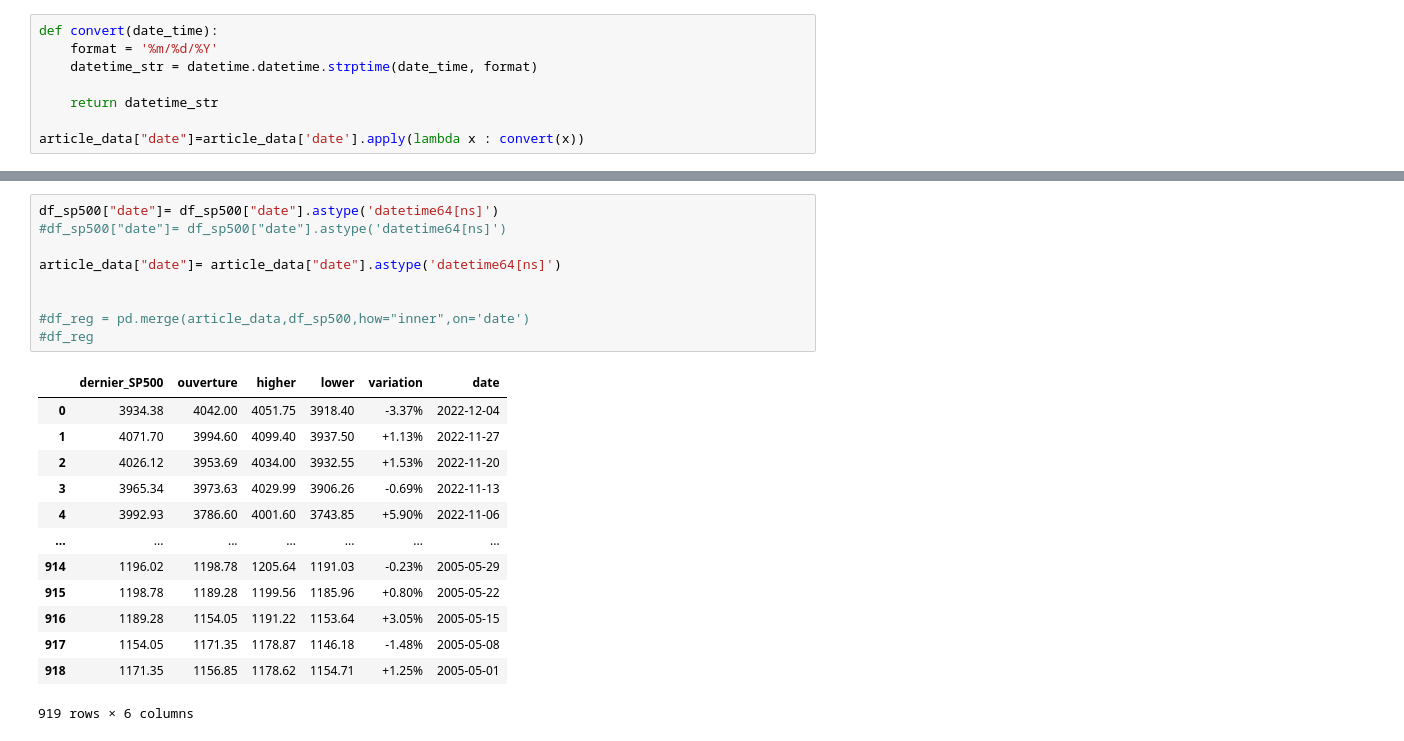
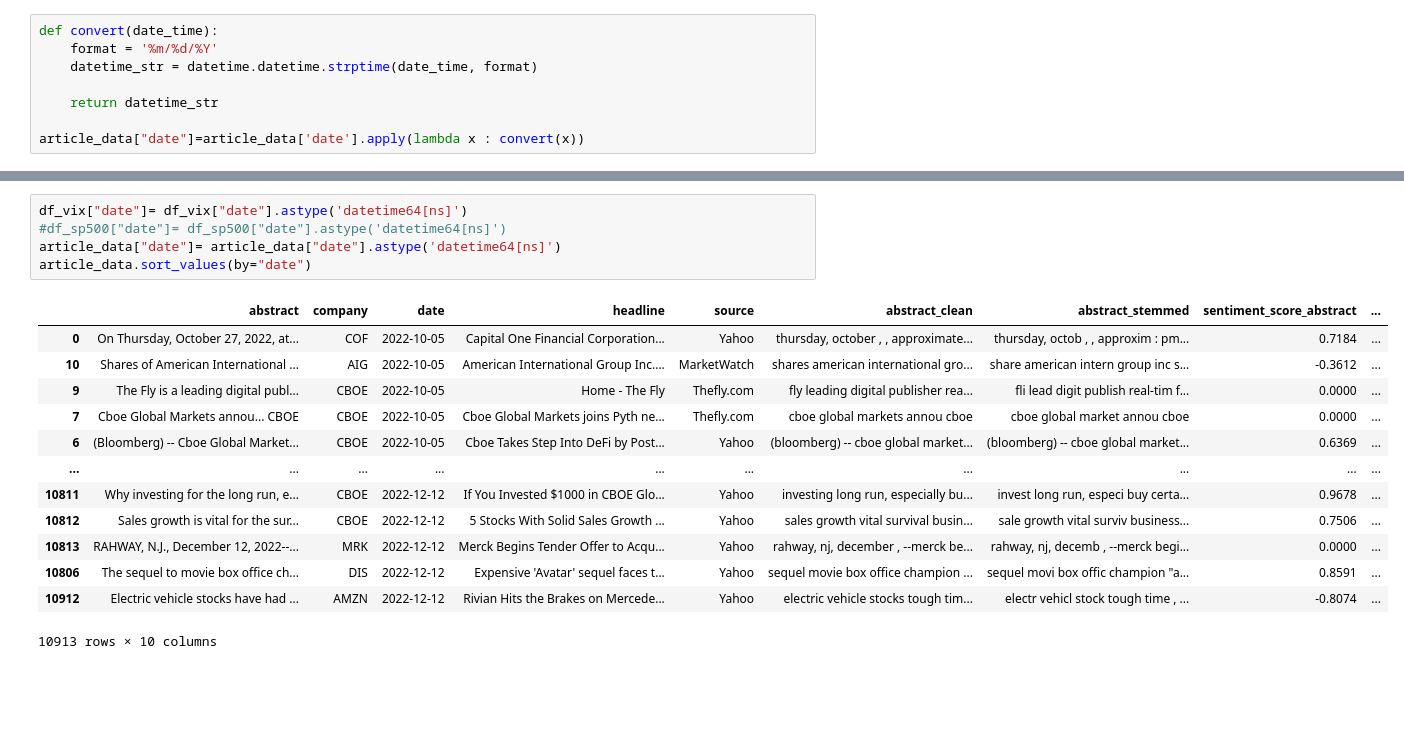
Before and after one commit to elenalmg/Projet-Python, a Jupyter notebook: notebook_data_analyse.ipynb, the cells around one changed output, grey strips where cells are left out. Saved outputs shown, nothing was run; the diff lists cells and outputs as text; blank space fills up the shorter version.

```diff
--- a/notebook_data_analyse.ipynb
+++ b/notebook_data_analyse.ipynb
@@ -303,23 +324,19 @@ article_data
 # %%
-df_sp500["date"]= df_sp500["date"].astype('datetime64[ns]')
+df_vix["date"]= df_vix["date"].astype('datetime64[ns]')
 #df_sp500["date"]= df_sp500["date"].astype('datetime64[ns]')
-
 article_data["date"]= article_data["date"].astype('datetime64[ns]')
-
-
-#df_reg = pd.merge(article_data,df_sp500,how="inner",on='date')
-#df_reg
+article_data.sort_values(by="date")
 # %% [output]
-|  | dernier_SP500 | ouverture | higher | lower | variation | date |
-| 0 | 3934.38 | 4042.00 | 4051.75 | 3918.40 | -3.37% | 2022-12-04 |
-| 1 | 4071.70 | 3994.60 | 4099.40 | 3937.50 | +1.13% | 2022-11-27 |
-| 2 | 4026.12 | 3953.69 | 4034.00 | 3932.55 | +1.53% | 2022-11-20 |
-| 3 | 3965.34 | 3973.63 | 4029.99 | 3906.26 | -0.69% | 2022-11-13 |
-| 4 | 3992.93 | 3786.60 | 4001.60 | 3743.85 | +5.90% | 2022-11-06 |
-| ... | ... | ... | ... | ... | ... | ... |
-| 914 | 1196.02 | 1198.78 | 1205.64 | 1191.03 | -0.23% | 2005-05-29 |
-| 915 | 1198.78 | 1189.28 | 1199.56 | 1185.96 | +0.80% | 2005-05-22 |
-| 916 | 1189.28 | 1154.05 | 1191.22 | 1153.64 | +3.05% | 2005-05-15 |
-| 917 | 1154.05 | 1171.35 | 1178.87 | 1146.18 | -1.48% | 2005-05-08 |
-| 918 | 1171.35 | 1156.85 | 1178.62 | 1154.71 | +1.25% | 2005-05-01 |
+|  | abstract | company | date | headline | source | abstract_clean | abstract_stemmed | sentiment_score_abstract | ... |
+| 0 | On Thursday, October 27, 2022, at... | COF | 2022-10-05 | Capital One Financial Corporation... | Yahoo | thursday, october , , approximate... | thursday, octob , , approxim : pm... | 0.7184 | ... |
+| 10 | Shares of American International ... | AIG | 2022-10-05 | American International Group Inc.... | MarketWatch | shares american international gro... | share american intern group inc s... | -0.3612 | ... |
+| 9 | The Fly is a leading digital publ... | CBOE | 2022-10-05 | Home - The Fly | Thefly.com | fly leading digital publisher rea... | fli lead digit publish real-tim f... | 0.0000 | ... |
+| 7 | Cboe Global Markets annou... CBOE | CBOE | 2022-10-05 | Cboe Global Markets joins Pyth ne... | Thefly.com | cboe global markets annou cboe | cboe global market annou cboe | 0.0000 | ... |
+| 6 | (Bloomberg) -- Cboe Global Market... | CBOE | 2022-10-05 | Cboe Takes Step Into DeFi by Post... | Yahoo | (bloomberg) -- cboe global market... | (bloomberg) -- cboe global market... | 0.6369 | ... |
+| ... | ... | ... | ... | ... | ... | ... | ... | ... | ... |
+| 10811 | Why investing for the long run, e... | CBOE | 2022-12-12 | If You Invested $1000 in CBOE Glo... | Yahoo | investing long run, especially bu... | invest long run, especi buy certa... | 0.9678 | ... |
+| 10812 | Sales growth is vital for the sur... | CBOE | 2022-12-12 | 5 Stocks With Solid Sales Growth ... | Yahoo | sales growth vital survival busin... | sale growth vital surviv business... | 0.7506 | ... |
+| 10813 | RAHWAY, N.J., December 12, 2022--... | MRK | 2022-12-12 | Merck Begins Tender Offer to Acqu... | Yahoo | rahway, nj, december , --merck be... | rahway, nj, decemb , --merck begi... | 0.0000 | ... |
+| 10806 | The sequel to movie box office ch... | DIS | 2022-12-12 | Expensive 'Avatar' sequel faces t... | Yahoo | sequel movie box office champion ... | sequel movi box offic champion "a... | 0.8591 | ... |
+| 10912 | Electric vehicle stocks have had ... | AMZN | 2022-12-12 | Rivian Hits the Brakes on Mercede... | Yahoo | electric vehicle stocks tough tim... | electr vehicl stock tough time , ... | -0.8074 | ... |
-919 rows × 6 columns
+10913 rows × 10 columns
```
Also changed, not shown: parts of 19 cells of this notebook, 1 other file.
